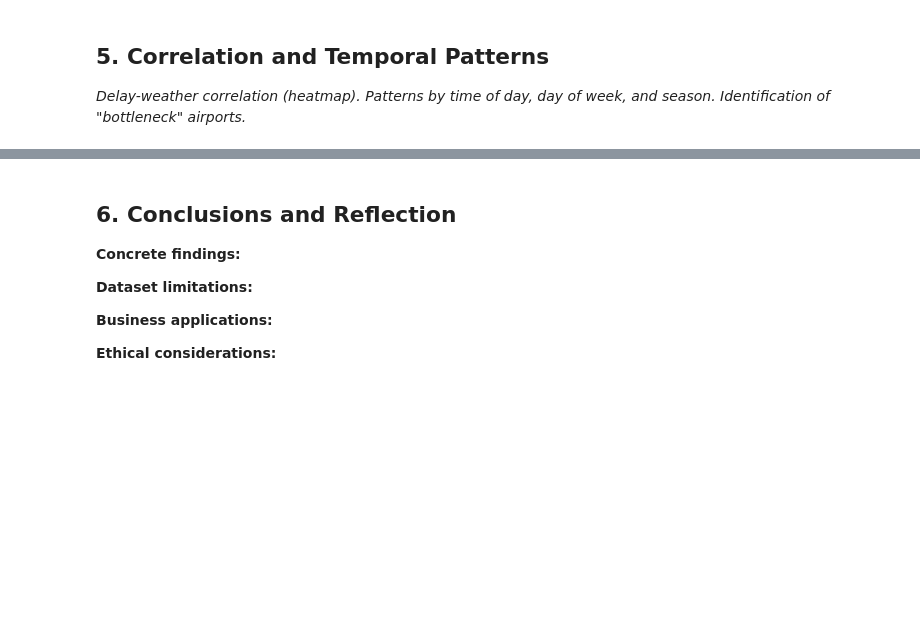
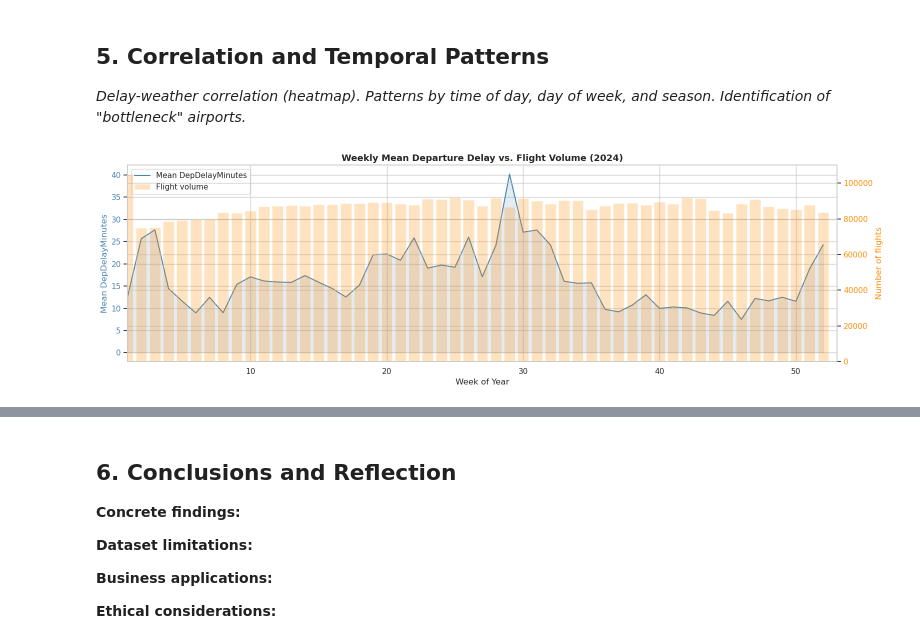
Before and after one commit to ArmanTsarukyan/flight-delay-analytics, a Jupyter notebook: notebooks/02_eda.ipynb, the cells around one changed output, grey strips where cells are left out. Saved outputs shown, nothing was run; the diff lists cells and outputs as text; code cells hidden in the pictures; blank space fills up the shorter version.

```diff
--- a/notebooks/02_eda.ipynb
+++ b/notebooks/02_eda.ipynb
@@ -211,3 +432,39 @@ _Apply IQR or Z-score. Quantify and visualize. Critically evaluate: is the outli
 ## 5. Correlation and Temporal Patterns
 
 _Delay-weather correlation (heatmap). Patterns by time of day, day of week, and season. Identification of "bottleneck" airports._
+# %%
+# --- 5.1 Temporal patterns: weekly mean DepDelayMinutes across the year ---
+
+weekly = df.groupby(df['FlightDate'].dt.isocalendar().week).agg(
+    mean_delay=('DepDelayMinutes', 'mean'),
+    median_delay=('DepDelayMinutes', 'median'),
+    n_flights=('DepDelayMinutes', 'count'),
+).reset_index()
+
+fig, ax1 = plt.subplots(figsize=(16, 5))
+
+color_mean = 'steelblue'
+ax1.plot(weekly['week'], weekly['mean_delay'], color=color_mean, linewidth=1.5, label='Mean DepDelayMinutes')
+ax1.fill_between(weekly['week'], weekly['mean_delay'], alpha=0.15, color=color_mean)
+ax1.set_xlabel('Week of Year')
+ax1.set_ylabel('Mean DepDelayMinutes', color=color_mean)
+ax1.tick_params(axis='y', labelcolor=color_mean)
+
+ax2 = ax1.twinx()
+color_vol = 'darkorange'
+ax2.bar(weekly['week'], weekly['n_flights'], alpha=0.25, color=color_vol, label='Flight volume')
+ax2.set_ylabel('Number of flights', color=color_vol)
+ax2.tick_params(axis='y', labelcolor=color_vol)
+
+ax1.set_title('Weekly Mean Departure Delay vs. Flight Volume (2024)', fontsize=13, fontweight='bold')
+ax1.set_xlim(1, 53)
+
+lines1, labels1 = ax1.get_legend_handles_labels()
+lines2, labels2 = ax2.get_legend_handles_labels()
+ax1.legend(lines1 + lines2, labels1 + labels2, loc='upper left')
+
+plt.tight_layout()
+plt.savefig('../outputs/figures/weekly_delay_timeseries.png', dpi=150, bbox_inches='tight')
+plt.show()
+# %% [output]
+[figure, added]
```
Also changed, not shown: parts of 29 cells of this notebook, 6 other files.
